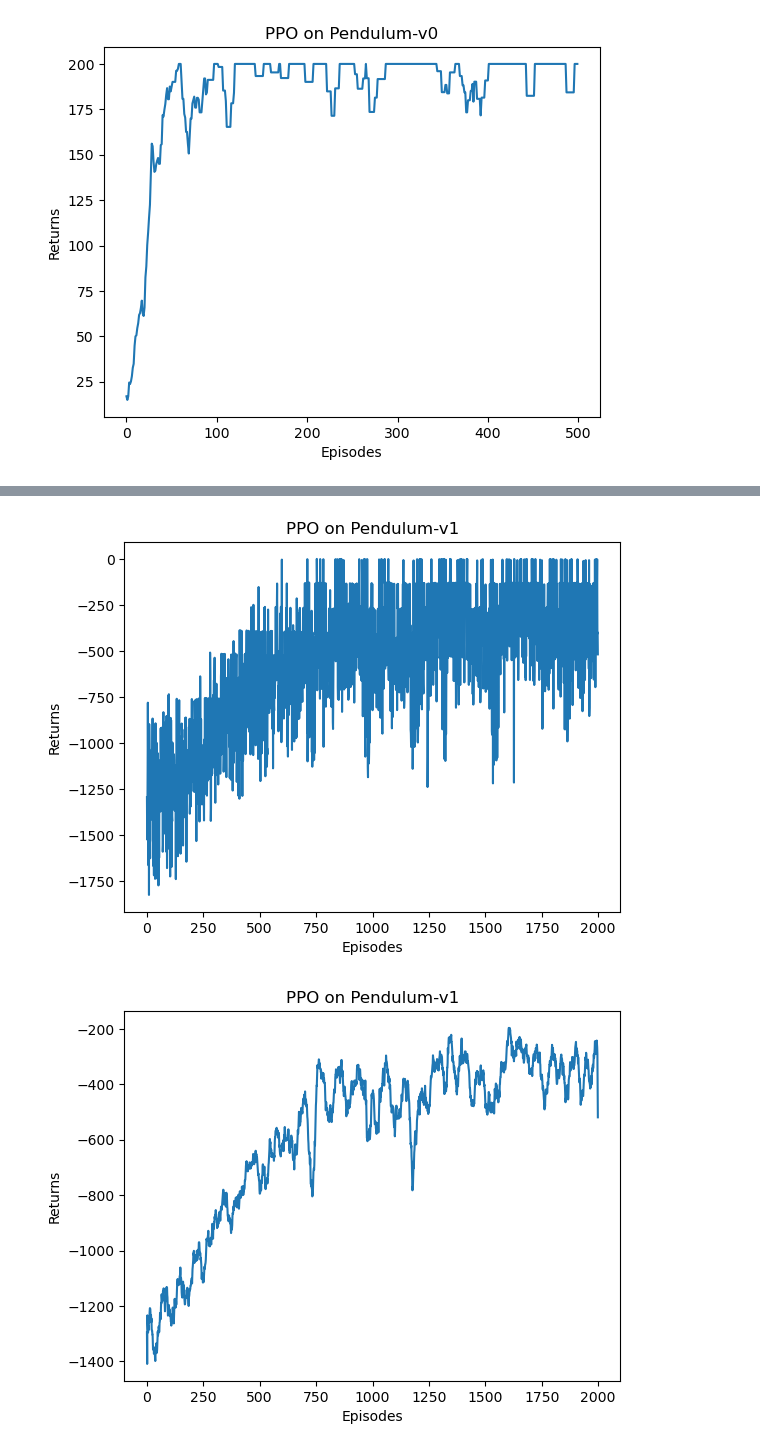
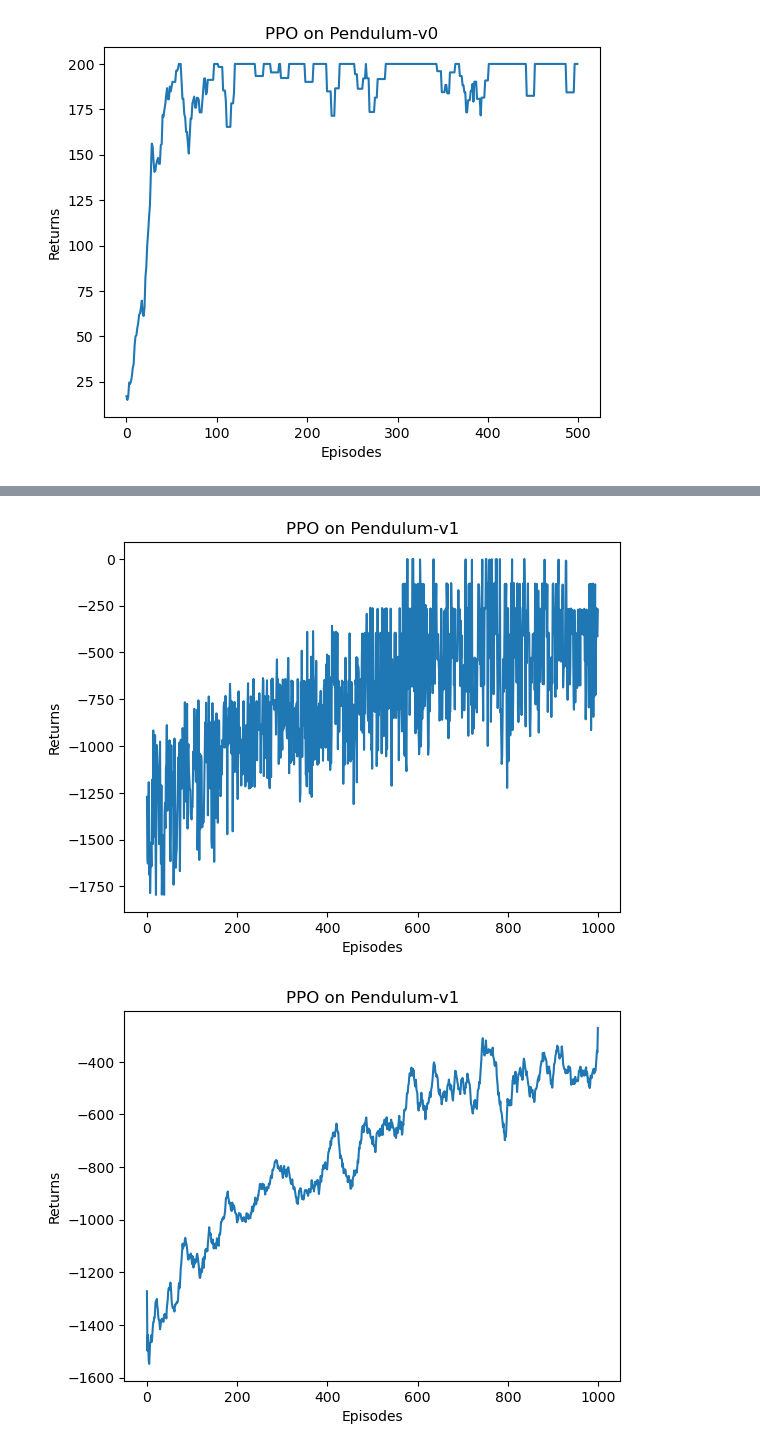
Before and after one commit to DYH1999/reinforce-learning, a Jupyter notebook: 第12章-PPO算法-带注释.ipynb, the cells around one changed output, grey strips where cells are left out. Cells and saved outputs as stored; diff of their text form; code cells hidden in the pictures.

```diff
--- a/第12章-PPO算法-带注释.ipynb
+++ b/第12章-PPO算法-带注释.ipynb
@@ -310,7 +312,7 @@ class PPOContinuous:
 # 连续动作环境的超参数
 actor_lr = 1e-4
 critic_lr = 5e-3
-num_episodes = 2000
+num_episodes = 1000
 hidden_dim = 128
 gamma = 0.9
 lmbda = 0.9
@@ -321,32 +323,32 @@ eps = 0.2
 env_name = 'Pendulum-v1'
 env = gym.make(env_name)
 # env.seed(0)
 torch.manual_seed(0)
 
 state_dim = env.observation_space.shape[0]
 action_dim = env.action_space.shape[0]  # 连续动作空间
 
 # 创建连续动作PPO智能体
 agent = PPOContinuous(state_dim, hidden_dim, action_dim, actor_lr, critic_lr,
                       lmbda, epochs, eps, gamma, device)
 
 # 训练
 return_list = rl_utils.train_on_policy_agent(env, agent, num_episodes)
 
 # 结果可视化
 episodes_list = list(range(len(return_list)))
 plt.plot(episodes_list, return_list)
 plt.xlabel('Episodes')
 plt.ylabel('Returns')
 plt.title('PPO on {}'.format(env_name))
 plt.show()
 
 mv_return = rl_utils.moving_average(return_list, 21)
 plt.plot(episodes_list, mv_return)
 plt.xlabel('Episodes')
 plt.ylabel('Returns')
 plt.title('PPO on {}'.format(env_name))
 plt.show()
 # %% [output]
-[figure, old version]
+[figure, new version]
-[figure, old version]
+[figure, new version]
```
Also changed, not shown: parts of 1 cell of this notebook.
